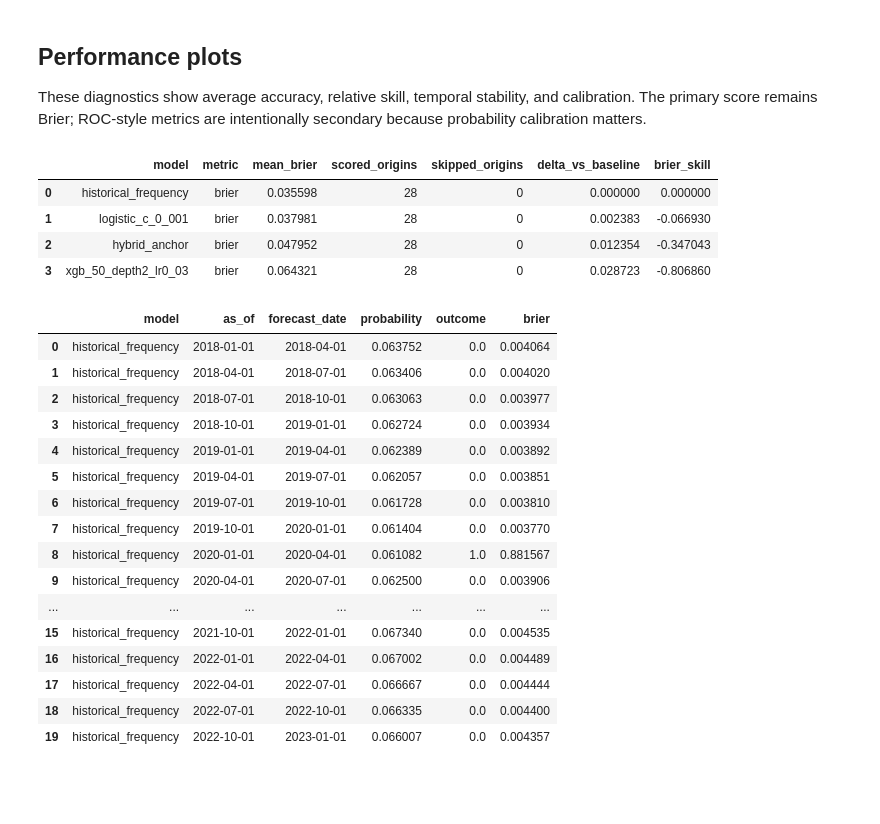
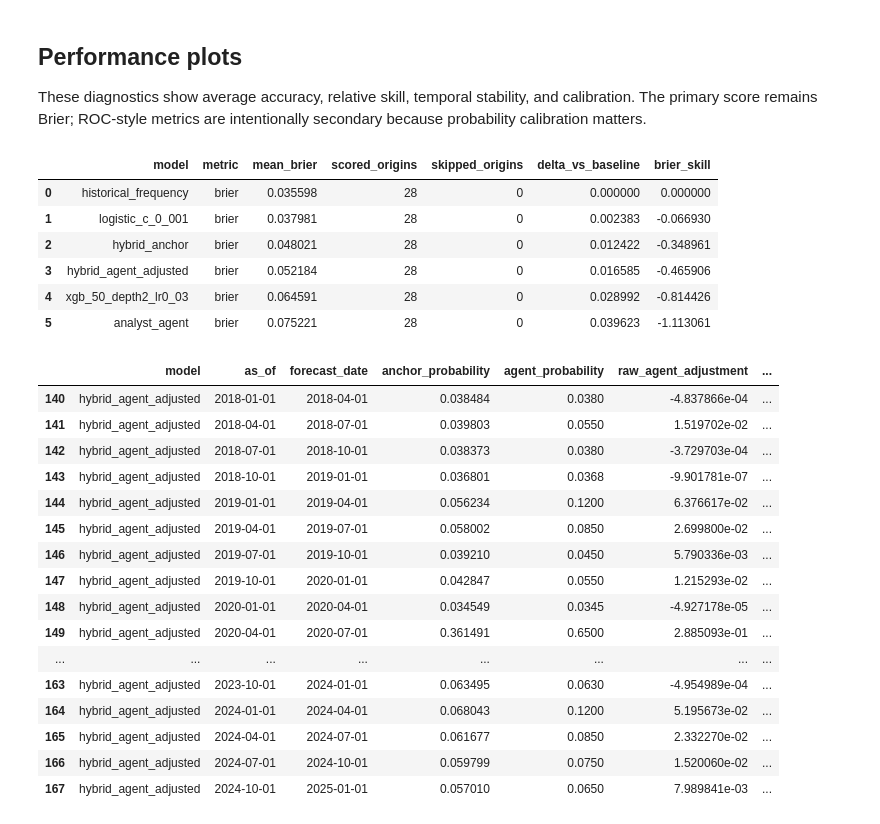
Before and after one commit to minaattari/BMO-C2-agentic-forecasting, a Jupyter notebook: implementations/manufacturing_stress_forecasting/manufacturing_stress_workbench_2.ipynb, the cells around one changed output. Saved outputs shown, nothing was run; the diff lists cells and outputs as text; code cells hidden in the pictures; blank space fills up the shorter version.

Commit message:
Use bounded hybrid adjustments as forecast probabilities

```diff
--- a/implementations/manufacturing_stress_forecasting/manufacturing_stress_workbench_2.ipynb
+++ b/implementations/manufacturing_stress_forecasting/manufacturing_stress_workbench_2.ipynb
@@ -6,7 +6,7 @@ def find_repo_root(start: Path) -> Path:
     for candidate in (start, *start.parents):
         if ((candidate / 'uv.lock').exists() and (candidate / 'implementations').is_dir() and (candidate / 'aieng-forecasting').is_dir()):
             return candidate
-metadata
+    raise FileNotFoundError('Could not find the agentic-forecasting repository root.')
 
 SETUP_ROOT = find_repo_root(Path.cwd().resolve())
 print('Running: uv sync --all-extras --dev --all-packages')
@@ -61,19 +61,18 @@ FRED API key loaded: True
 # %%
 REFRESH_INPUT_DATA = False
 BACKTEST_STRIDE = 3
-RUN_ANALYST_AGENT = False
-RUN_HYBRID_SHADOW_AGENT = False
+RUN_ANALYST_AGENT = True
+RUN_HYBRID_AGENT = True
 FORCE_REFRESH_AGENT_CACHE = False
 SHOW_ORIGIN_DETAILS = True
 SHOW_PLOTS = True
-
-if RUN_HYBRID_SHADOW_AGENT:
-    RUN_ANALYST_AGENT = False
 
 print({
     'refresh_input_data': REFRESH_INPUT_DATA,
     'backtest_stride': BACKTEST_STRIDE,
     'run_analyst_agent': RUN_ANALYST_AGENT,
-    'run_hybrid_shadow_agent': RUN_HYBRID_SHADOW_AGENT,
+    'run_hybrid_agent': RUN_HYBRID_AGENT,
     'force_refresh_agent_cache': FORCE_REFRESH_AGENT_CACHE,
+    'show_origin_details': SHOW_ORIGIN_DETAILS,
+    'show_plots': SHOW_PLOTS,
 })
@@ -187,53 +216,66 @@ def result_rows(results):
         })
     return pd.DataFrame(rows).sort_values('mean_brier').reset_index(drop=True)
 
 comparison = result_rows(results)
 display(comparison)
 
 target_values = service.get_series(spec.task.target_series_id, as_of=pd.Timestamp('2100-01-01').to_pydatetime())
 outcomes_by_date = {
     pd.Timestamp(timestamp): float(value)
     for timestamp, value in zip(target_values['timestamp'], target_values['value'], strict=True)
 }
 origin_rows = []
 for name, result in results.items():
     for prediction, score in zip(result.predictions, result.scores, strict=True):
         forecast_date = pd.Timestamp(prediction.forecast_date)
         outcome = outcomes_by_date[forecast_date]
+        metadata = prediction.metadata or {}
         origin_rows.append({
             'model': name,
             'as_of': prediction.as_of,
             'forecast_date': prediction.forecast_date,
+            'anchor_probability': metadata.get('anchor_probability'),
+            'agent_probability': metadata.get('agent_probability'),
+            'raw_agent_adjustment': metadata.get('raw_agent_adjustment'),
+            'agent_adjustment': metadata.get('agent_adjustment'),
+            'adjusted_probability': metadata.get('adjusted_probability'),
+            'validation_status': metadata.get('validation_status'),
+            'rationale': metadata.get('rationale'),
             'probability': float(prediction.payload.probability),
             'outcome': outcome,
             'brier': float(score),
         })
 origin_details = pd.DataFrame(origin_rows)
 if SHOW_ORIGIN_DETAILS:
-    display(origin_details.head(20))
+    if RUN_HYBRID_AGENT:
+        display(origin_details[origin_details['model'] == 'hybrid_agent_adjusted'])
+    else:
+        display(origin_details.head(20))
 # %% [output]
 |  | model | metric | mean_brier | scored_origins | skipped_origins | delta_vs_baseline | brier_skill |
 | 0 | historical_frequency | brier | 0.035598 | 28 | 0 | 0.000000 | 0.000000 |
 | 1 | logistic_c_0_001 | brier | 0.037981 | 28 | 0 | 0.002383 | -0.066930 |
-| 2 | hybrid_anchor | brier | 0.047952 | 28 | 0 | 0.012354 | -0.347043 |
-| 3 | xgb_50_depth2_lr0_03 | brier | 0.064321 | 28 | 0 | 0.028723 | -0.806860 |
+| 2 | hybrid_anchor | brier | 0.048021 | 28 | 0 | 0.012422 | -0.348961 |
+| 3 | hybrid_agent_adjusted | brier | 0.052184 | 28 | 0 | 0.016585 | -0.465906 |
+| 4 | xgb_50_depth2_lr0_03 | brier | 0.064591 | 28 | 0 | 0.028992 | -0.814426 |
+| 5 | analyst_agent | brier | 0.075221 | 28 | 0 | 0.039623 | -1.113061 |
-|  | model | as_of | forecast_date | probability | outcome | brier |
-| 0 | historical_frequency | 2018-01-01 | 2018-04-01 | 0.063752 | 0.0 | 0.004064 |
-| 1 | historical_frequency | 2018-04-01 | 2018-07-01 | 0.063406 | 0.0 | 0.004020 |
-| 2 | historical_frequency | 2018-07-01 | 2018-10-01 | 0.063063 | 0.0 | 0.003977 |
-| 3 | historical_frequency | 2018-10-01 | 2019-01-01 | 0.062724 | 0.0 | 0.003934 |
-| 4 | historical_frequency | 2019-01-01 | 2019-04-01 | 0.062389 | 0.0 | 0.003892 |
-| 5 | historical_frequency | 2019-04-01 | 2019-07-01 | 0.062057 | 0.0 | 0.003851 |
-| 6 | historical_frequency | 2019-07-01 | 2019-10-01 | 0.061728 | 0.0 | 0.003810 |
-| 7 | historical_frequency | 2019-10-01 | 2020-01-01 | 0.061404 | 0.0 | 0.003770 |
-| 8 | historical_frequency | 2020-01-01 | 2020-04-01 | 0.061082 | 1.0 | 0.881567 |
-| 9 | historical_frequency | 2020-04-01 | 2020-07-01 | 0.062500 | 0.0 | 0.003906 |
-| ... | ... | ... | ... | ... | ... | ... |
-| 15 | historical_frequency | 2021-10-01 | 2022-01-01 | 0.067340 | 0.0 | 0.004535 |
-| 16 | historical_frequency | 2022-01-01 | 2022-04-01 | 0.067002 | 0.0 | 0.004489 |
-| 17 | historical_frequency | 2022-04-01 | 2022-07-01 | 0.066667 | 0.0 | 0.004444 |
-| 18 | historical_frequency | 2022-07-01 | 2022-10-01 | 0.066335 | 0.0 | 0.004400 |
-| 19 | historical_frequency | 2022-10-01 | 2023-01-01 | 0.066007 | 0.0 | 0.004357 |
+|  | model | as_of | forecast_date | anchor_probability | agent_probability | raw_agent_adjustment | ... |
+| 140 | hybrid_agent_adjusted | 2018-01-01 | 2018-04-01 | 0.038484 | 0.0380 | -4.837866e-04 | ... |
+| 141 | hybrid_agent_adjusted | 2018-04-01 | 2018-07-01 | 0.039803 | 0.0550 | 1.519702e-02 | ... |
+| 142 | hybrid_agent_adjusted | 2018-07-01 | 2018-10-01 | 0.038373 | 0.0380 | -3.729703e-04 | ... |
+| 143 | hybrid_agent_adjusted | 2018-10-01 | 2019-01-01 | 0.036801 | 0.0368 | -9.901781e-07 | ... |
+| 144 | hybrid_agent_adjusted | 2019-01-01 | 2019-04-01 | 0.056234 | 0.1200 | 6.376617e-02 | ... |
+| 145 | hybrid_agent_adjusted | 2019-04-01 | 2019-07-01 | 0.058002 | 0.0850 | 2.699800e-02 | ... |
+| 146 | hybrid_agent_adjusted | 2019-07-01 | 2019-10-01 | 0.039210 | 0.0450 | 5.790336e-03 | ... |
+| 147 | hybrid_agent_adjusted | 2019-10-01 | 2020-01-01 | 0.042847 | 0.0550 | 1.215293e-02 | ... |
+| 148 | hybrid_agent_adjusted | 2020-01-01 | 2020-04-01 | 0.034549 | 0.0345 | -4.927178e-05 | ... |
+| 149 | hybrid_agent_adjusted | 2020-04-01 | 2020-07-01 | 0.361491 | 0.6500 | 2.885093e-01 | ... |
+| ... | ... | ... | ... | ... | ... | ... | ... |
+| 163 | hybrid_agent_adjusted | 2023-10-01 | 2024-01-01 | 0.063495 | 0.0630 | -4.954989e-04 | ... |
+| 164 | hybrid_agent_adjusted | 2024-01-01 | 2024-04-01 | 0.068043 | 0.1200 | 5.195673e-02 | ... |
+| 165 | hybrid_agent_adjusted | 2024-04-01 | 2024-07-01 | 0.061677 | 0.0850 | 2.332270e-02 | ... |
+| 166 | hybrid_agent_adjusted | 2024-07-01 | 2024-10-01 | 0.059799 | 0.0750 | 1.520060e-02 | ... |
+| 167 | hybrid_agent_adjusted | 2024-10-01 | 2025-01-01 | 0.057010 | 0.0650 | 7.989841e-03 | ... |
 # %%
 if SHOW_PLOTS:
     plot_data = origin_details.copy()
```
Also changed, not shown: parts of 7 cells of this notebook, 6 other files.
